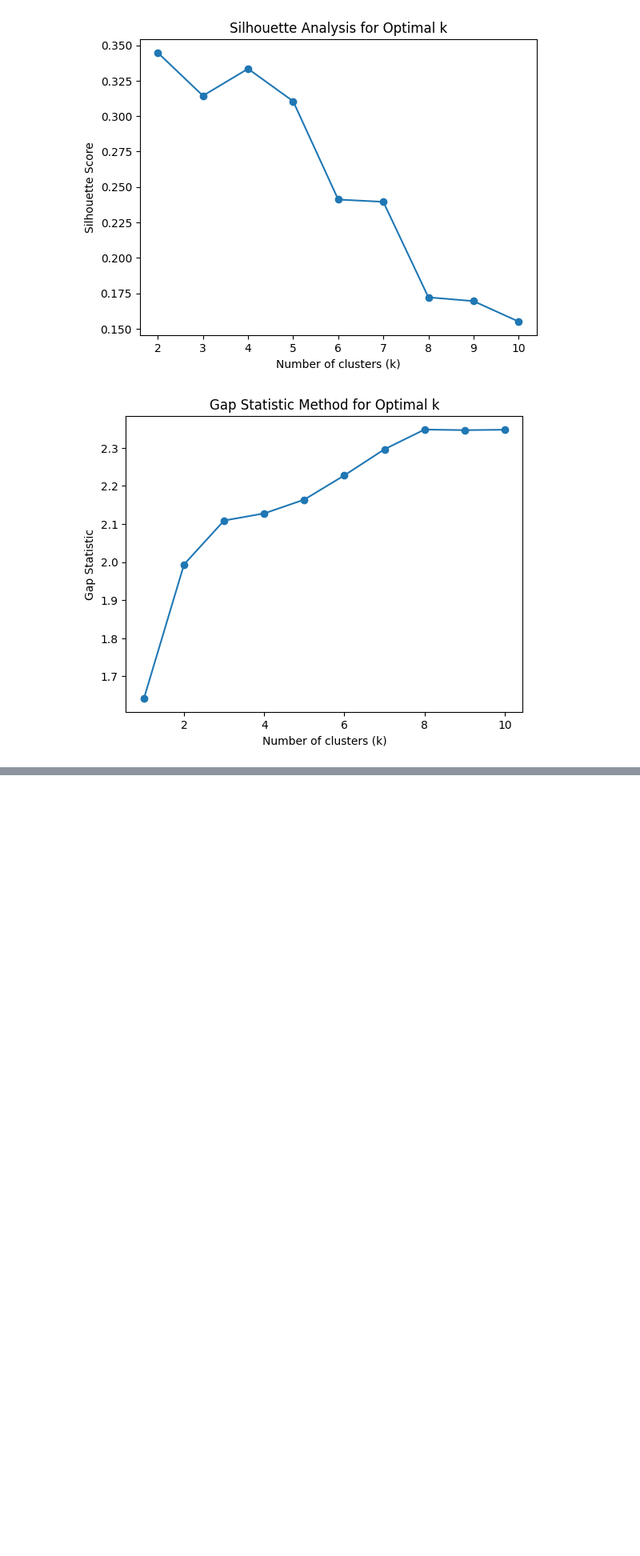
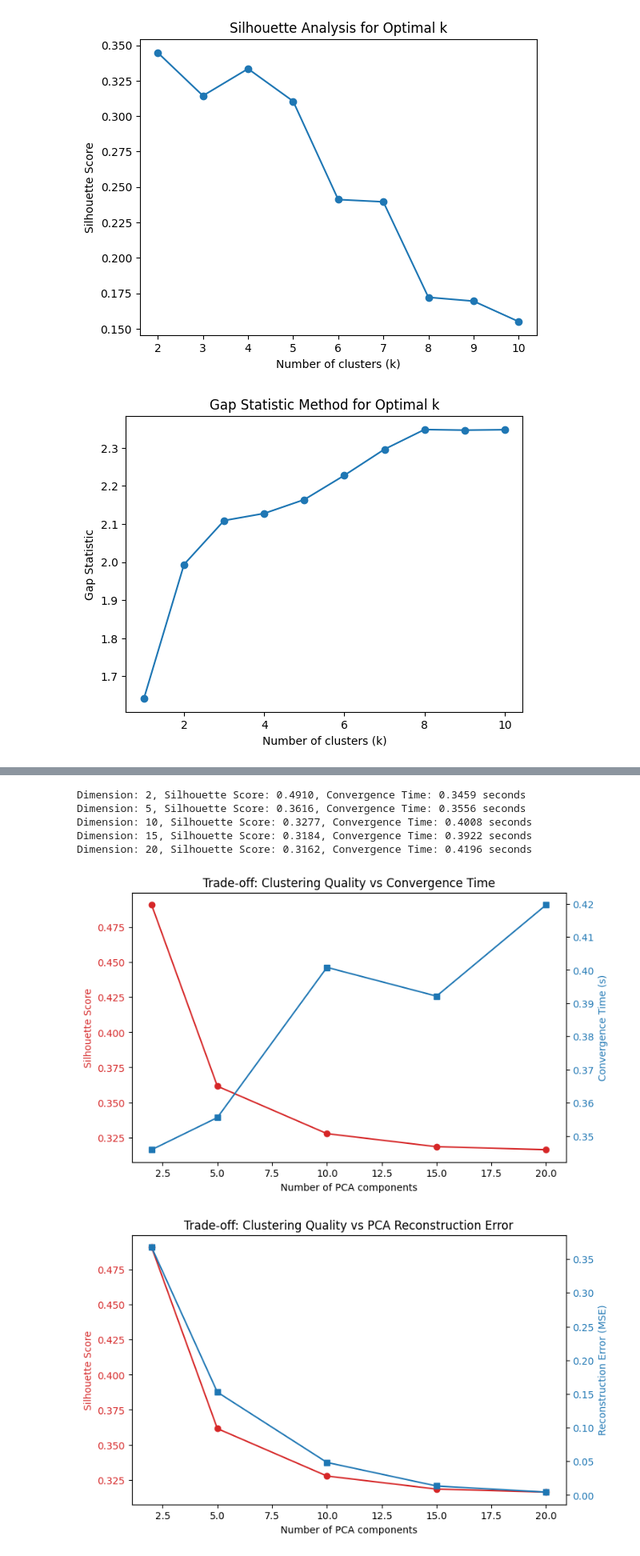
Before and after one commit to youssefmohamed0/ml_lab4, a Jupyter notebook: knn.ipynb, the cells around one changed output, grey strips where cells are left out. Shown: that part at 80% size. Drawn from its saved outputs; the diff is of its cells as text; code cells hidden in the pictures; blank space fills up the shorter version.

```diff
--- a/knn.ipynb
+++ b/knn.ipynb
@@ -254,0 +271,66 @@ Convergence iterations (speed):  32
+# %%
+dimensions = [2, 5, 10, 15, 20]
+convergence_times = []
+sil_scores = []
+reconstruction_errors = []
+for dim in dimensions:
+    pca_model = PCA(n_components=dim)
+    reduced_data = pca_model.fit(data_normalized).transform(data_normalized)  # normalized data
+    centroids = initialize(reduced_data, k=3)
+    centroids, clusters, inertia_history, convergenceTime = kmeans(
+        reduced_data, centroids, tolerance=1e-4, max_iterations=100
+    )
+
+    sil_score = calculate_silhouette_score(reduced_data, clusters, centroids)
+    rec_error = pca_model.calculate_reconstruction_error(data_normalized)
+    reconstruction_errors.append(rec_error)
+
+
+    sil_scores.append(sil_score)
+    convergence_times.append(convergenceTime)
+
+    print(f'Dimension: {dim}, Silhouette Score: {sil_score:.4f}, Convergence Time: {convergenceTime:.4f} seconds')
+
+fig, ax1 = plt.subplots(figsize=(8,5))
+
+color = 'tab:red'
+ax1.set_xlabel('Number of PCA components')
+ax1.set_ylabel('Silhouette Score', color=color)
+ax1.plot(dimensions, sil_scores, marker='o', color=color)
+ax1.tick_params(axis='y', labelcolor=color)
+
+ax2 = ax1.twinx()
+color = 'tab:blue'
+ax2.set_ylabel('Convergence Time (s)', color=color)
+ax2.plot(dimensions, convergence_times, marker='s', color=color)
+ax2.tick_params(axis='y', labelcolor=color)
+
+plt.title("Trade-off: Clustering Quality vs Convergence Time")
+plt.show()
+
+fig, ax1 = plt.subplots(figsize=(8,5))
+
+# Left Y-axis: Silhouette Score
+color = 'tab:red'
+ax1.set_xlabel('Number of PCA components')
+ax1.set_ylabel('Silhouette Score', color=color)
+ax1.plot(dimensions, sil_scores, marker='o', color=color)
+ax1.tick_params(axis='y', labelcolor=color)
+
+# Right Y-axis: Reconstruction Error
+ax2 = ax1.twinx()
+color = 'tab:blue'
+ax2.set_ylabel('Reconstruction Error (MSE)', color=color)
+ax2.plot(dimensions, reconstruction_errors, marker='s', color=color)
+ax2.tick_params(axis='y', labelcolor=color)
+
+plt.title("Trade-off: Clustering Quality vs PCA Reconstruction Error")
+plt.show()
+# %% [output]
+Dimension: 2, Silhouette Score: 0.4910, Convergence Time: 0.3459 seconds
+Dimension: 5, Silhouette Score: 0.3616, Convergence Time: 0.3556 seconds
+Dimension: 10, Silhouette Score: 0.3277, Convergence Time: 0.4008 seconds
+Dimension: 15, Silhouette Score: 0.3184, Convergence Time: 0.3922 seconds
+Dimension: 20, Silhouette Score: 0.3162, Convergence Time: 0.4196 seconds
+[figure, added]
+[figure, added]
```
Also changed, not shown: parts of 5 cells of this notebook, 2 other files.
